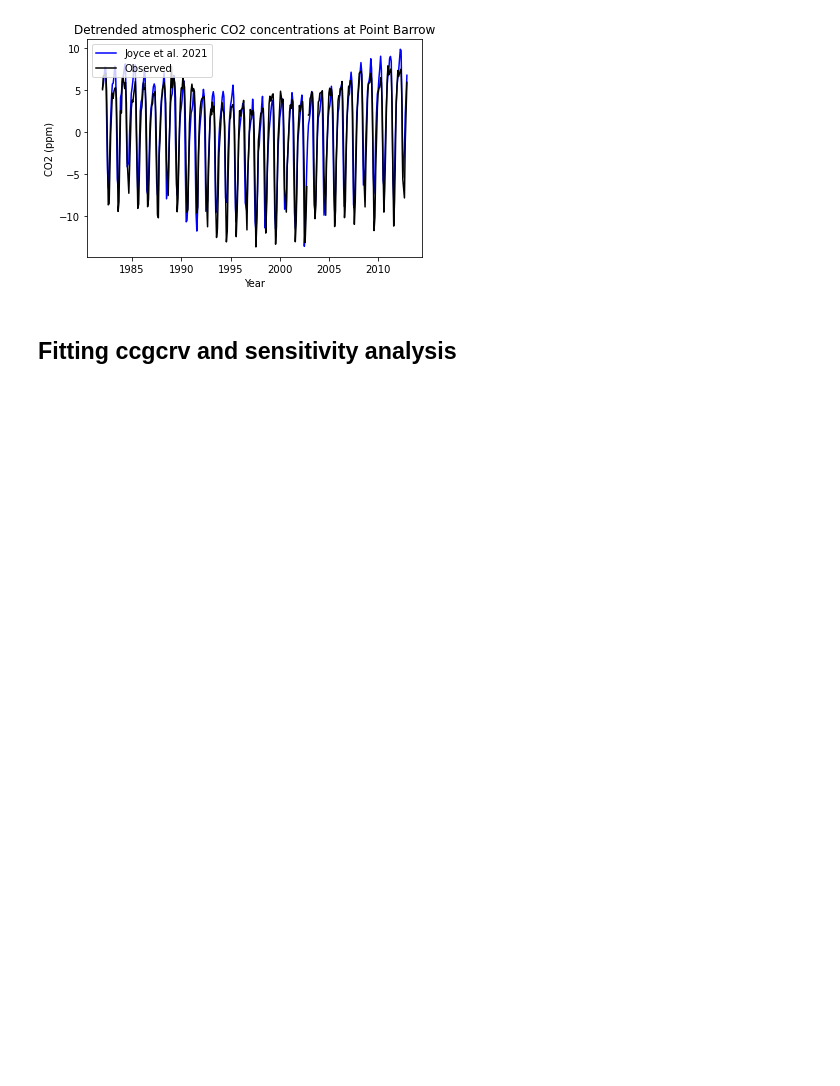
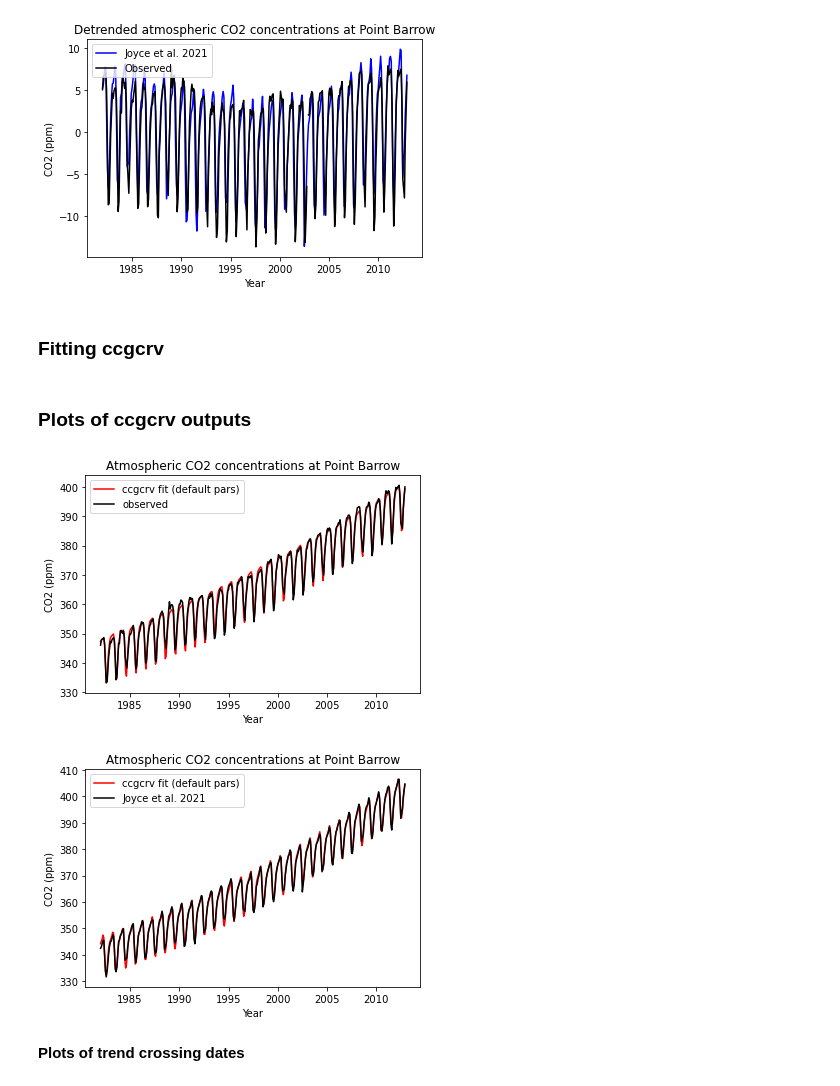
Before and after one commit to femoyano/co2_analysis, a Jupyter notebook: CO2_analysis.ipynb, the cells around one changed output. Saved outputs shown, nothing was run; the diff lists cells and outputs as text; code cells hidden in the pictures; blank space fills up the shorter version.

Commit message:
Fitting ccgcrv

```diff
--- a/CO2_analysis.ipynb
+++ b/CO2_analysis.ipynb
@@ -72,4 +72,4 @@ plt.show()
 # %% [output]
 [figure]
 # %% [markdown]
-## Fitting ccgcrv and sensitivity analysis
+### Fitting ccgcrv
@@ -75,0 +134,33 @@ plt.show()
+# %% [markdown]
+### Plots of ccgcrv outputs
+# %%
+# Extract data from outputs
+fit_obs = ccgfit_obs['model_out']
+data_obs = ccgfit_obs['data_in']
+amp_obs = ccgfit_obs['amplitude']
+tcross_obs = ccgfit_obs['trend_cross']
+
+fit_joyce = ccgfit_joyce['model_out']
+data_joyce = ccgfit_joyce['data_in']
+amp_joyce = ccgfit_joyce['amplitude']
+tcross_joyce = ccgfit_joyce['trend_cross']
+# %%
+# Plot time series of CO2 values
+plt.plot(fit_obs['year_dec'], fit_obs['fit'], color="red", label='ccgcrv fit (default pars)')
+plt.plot(data_obs['year_dec'], data_obs['co2'], color="black", label='observed')
+plt.legend(loc="upper left")
+plt.title('Atmospheric CO2 concentrations at Point Barrow')
+plt.ylabel('CO2 (ppm)')
+plt.xlabel('Year')
+plt.show()
+
+plt.plot(fit_joyce['year_dec'], fit_joyce['fit'], color="red", label='ccgcrv fit (default pars)')
+plt.plot(data_joyce['year_dec'], data_joyce['co2'], color="black", label='Joyce et al. 2021')
+plt.legend(loc="upper left")
+plt.title('Atmospheric CO2 concentrations at Point Barrow')
+plt.ylabel('CO2 (ppm)')
+plt.xlabel('Year')
+plt.show()
+# %% [output]
+[figure, added]
+[figure, added]
@@ -75,0 +176,2 @@ plt.show()
+# %% [markdown]
+**Plots of trend crossing dates**
```
Also changed, not shown: parts of 7 cells of this notebook, 2 other files.
